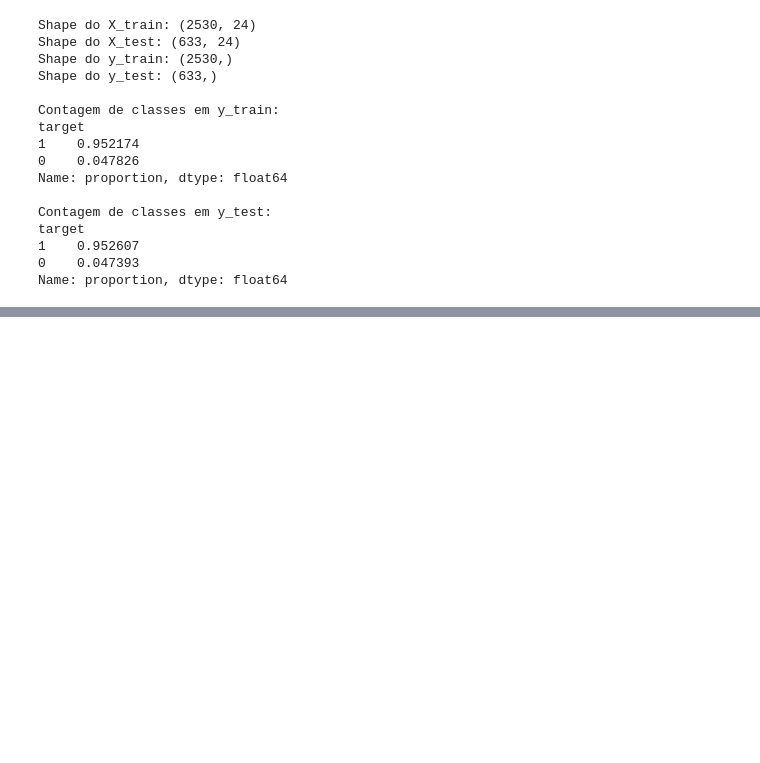
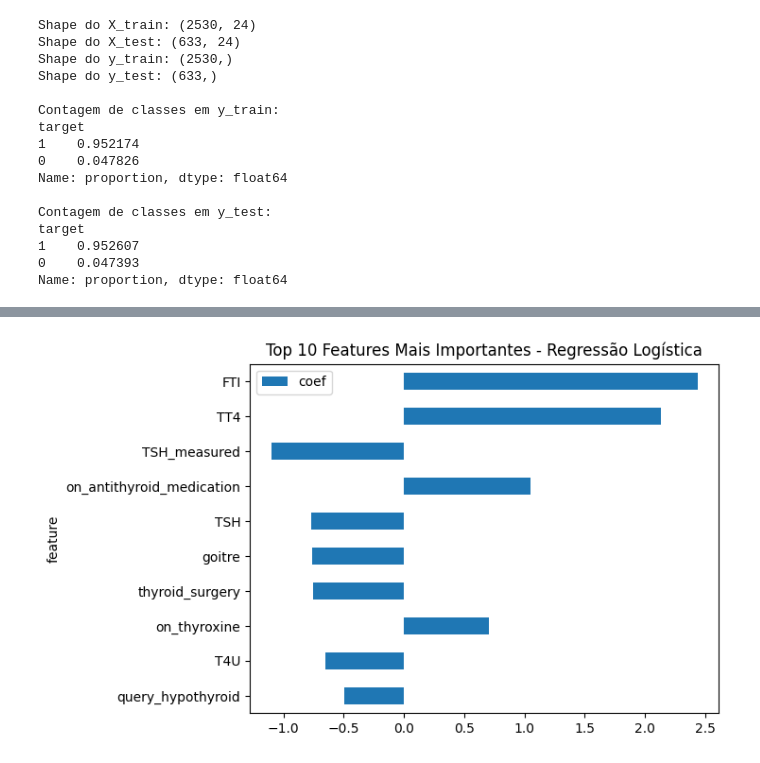
Before and after one commit to mvaraujo1977/TechCahllenge_Tireoide, a Jupyter notebook: model_tireoide.ipynb, the cells around one changed output, grey strips where cells are left out. Saved outputs shown, nothing was run; the diff lists cells and outputs as text; code cells hidden in the pictures; blank space fills up the shorter version.

```diff
--- a/model_tireoide.ipynb
+++ b/model_tireoide.ipynb
@@ -586,0 +524,19 @@ Acurácia (Geral): 0.9921
+# %%
+import pandas as pd
+import numpy as np
+
+# Pegar coeficientes
+coef = log_model.coef_[0]
+
+# Criar DataFrame
+feat_importance_log = pd.DataFrame({
+    'feature': X_train.columns,
+    'coef': coef,
+    'abs_coef': np.abs(coef)
+})
+
+# Ordenar por importância (valor absoluto)
+feat_importance_log = feat_importance_log.sort_values(by='abs_coef', ascending=False)
+
+print("\nTop 10 features mais importantes (Regressão Logística):")
+print(feat_importance_log.head(10))
@@ -586,0 +556,16 @@ Acurácia (Geral): 0.9921
+# %%
+top10 = feat_importance_log.sort_values(by='abs_coef', ascending=False).head(10)
+
+# inverter só pra visualização (mais importante no topo)
+top10 = top10.sort_values(by='abs_coef', ascending=True)
+
+top10.plot(
+    x='feature',
+    y='coef',  # mantém coef pra mostrar direção
+    kind='barh'
+)
+
+plt.title('Top 10 Features Mais Importantes - Regressão Logística')
+plt.show()
+# %% [output]
+[figure, added]
```
Also changed, not shown: parts of 16 cells of this notebook.
